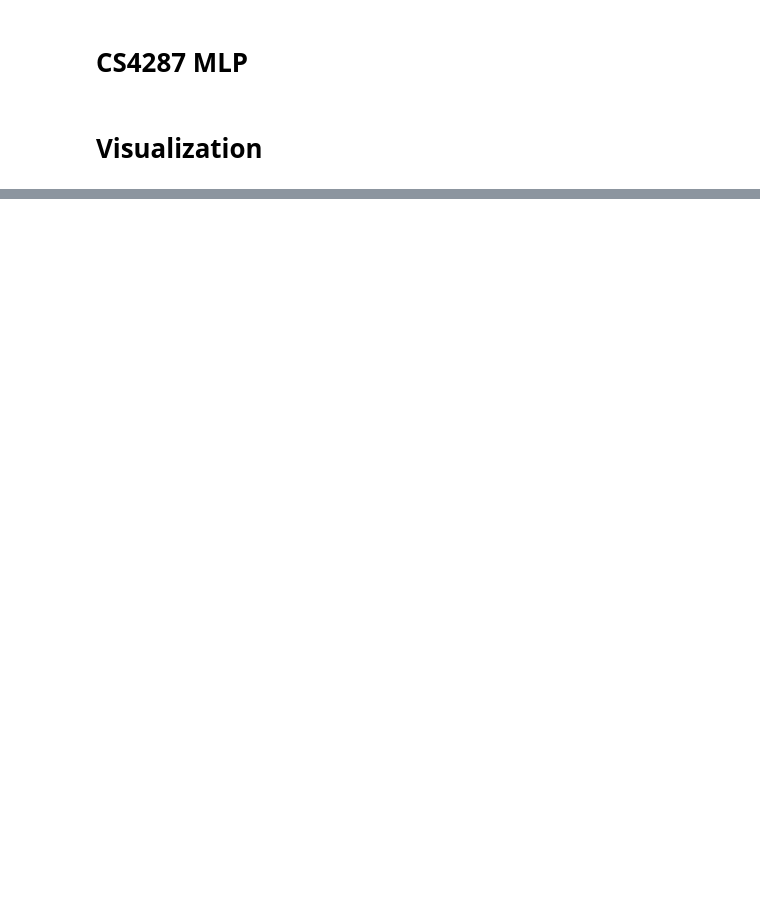
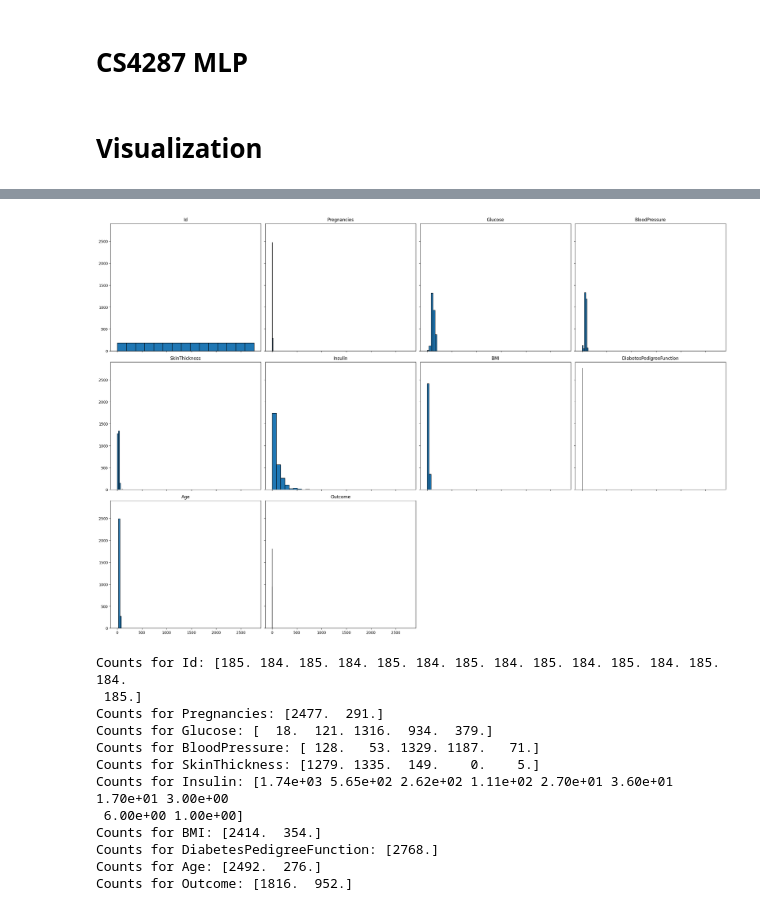
Before and after one commit to kiing-dom/CS4287, a Jupyter notebook: Assignment1/CS4287_Prj1_20243561_20231717.ipynb, the cells around one changed output, grey strips where cells are left out. Cells and saved outputs as stored; diff of their text form; code cells hidden in the pictures; blank space fills up the shorter version.

```diff
--- a/Assignment1/CS4287_Prj1_20243561_20231717.ipynb
+++ b/Assignment1/CS4287_Prj1_20243561_20231717.ipynb
@@ -26,0 +44,73 @@ display(df.describe())
+# %%
+# Histogram plot for numerical attributes
+# Determine the number of subplots based on the number of columns in the dataset
+num_att = df.select_dtypes(include=['int64', 'float64'])
+num_subplots = len(num_att.columns)
+
+# Calculate the number of rows and columns based on the number of subplots
+num_rows = int(np.sqrt(num_subplots))  # Square root to make a rough square layout
+num_cols = (num_subplots + num_rows - 1) // num_rows
+
+# Use shared axes to create the subplots
+fig, axes = plt.subplots(num_rows, num_cols, figsize=(24, 16), sharex=True, sharey=True, constrained_layout=True)
+
+axes = axes.flatten()
+
+# Define a dictionary with the number of bins for each attribute
+bins_per_attribute = {
+    'Id': 15,
+    'Pregnancies': 2,
+    'Glucose': 5,
+    'BloodPressure': 5,
+    'SkinThickness': 5,
+    'Insulin': 10,
+    'BMI': 2,
+    'DiabetesPedigreeFunction': 1,
+    'Age': 2,
+    'Outcome': 2
+}
+
+# Plot histograms for numerical attributes in each subplot
+count_values = {}  # Dictionary to store count values for each subplot
+
+# Plot histograms for numerical attributes in each subplot
+for i, col in enumerate(num_att.columns):
+    ax = axes[i]
+    data = num_att[col]
+
+    # Get the number of bins for the current attribute from the dictionary, defaulting to 10 if not specified
+    num_bins = bins_per_attribute.get(col, 10)
+
+    counts, bins, patches = axes[i].hist(data, bins=num_bins, edgecolor='k')
+    axes[i].set_title(col)
+
+    # Store the count values for this subplot
+    count_values[col] = counts
+
+# Remove any unused subplots
+for i in range(num_subplots, len(axes)):
+    fig.delaxes(axes[i])
+
+# Adjust the spacing between the subplots
+plt.subplots_adjust(wspace=0.3, hspace=0.3)
+
+# Show the plot
+plt.show()
+
+# Print the count values for each subplot
+for col, counts in count_values.items():
+    print(f'Counts for {col}: {counts}')
+# %% [output]
+[figure, added]
+Counts for Id: [185. 184. 185. 184. 185. 184. 185. 184. 185. 184. 185. 184. 185. 184.
+ 185.]
+Counts for Pregnancies: [2477.  291.]
+Counts for Glucose: [  18.  121. 1316.  934.  379.]
+Counts for BloodPressure: [ 128.   53. 1329. 1187.   71.]
+Counts for SkinThickness: [1279. 1335.  149.    0.    5.]
+Counts for Insulin: [1.74e+03 5.65e+02 2.62e+02 1.11e+02 2.70e+01 3.60e+01 1.70e+01 3.00e+00
+ 6.00e+00 1.00e+00]
+Counts for BMI: [2414.  354.]
+Counts for DiabetesPedigreeFunction: [2768.]
+Counts for Age: [2492.  276.]
+Counts for Outcome: [1816.  952.]
```
Also changed, not shown: parts of 2 cells of this notebook.
